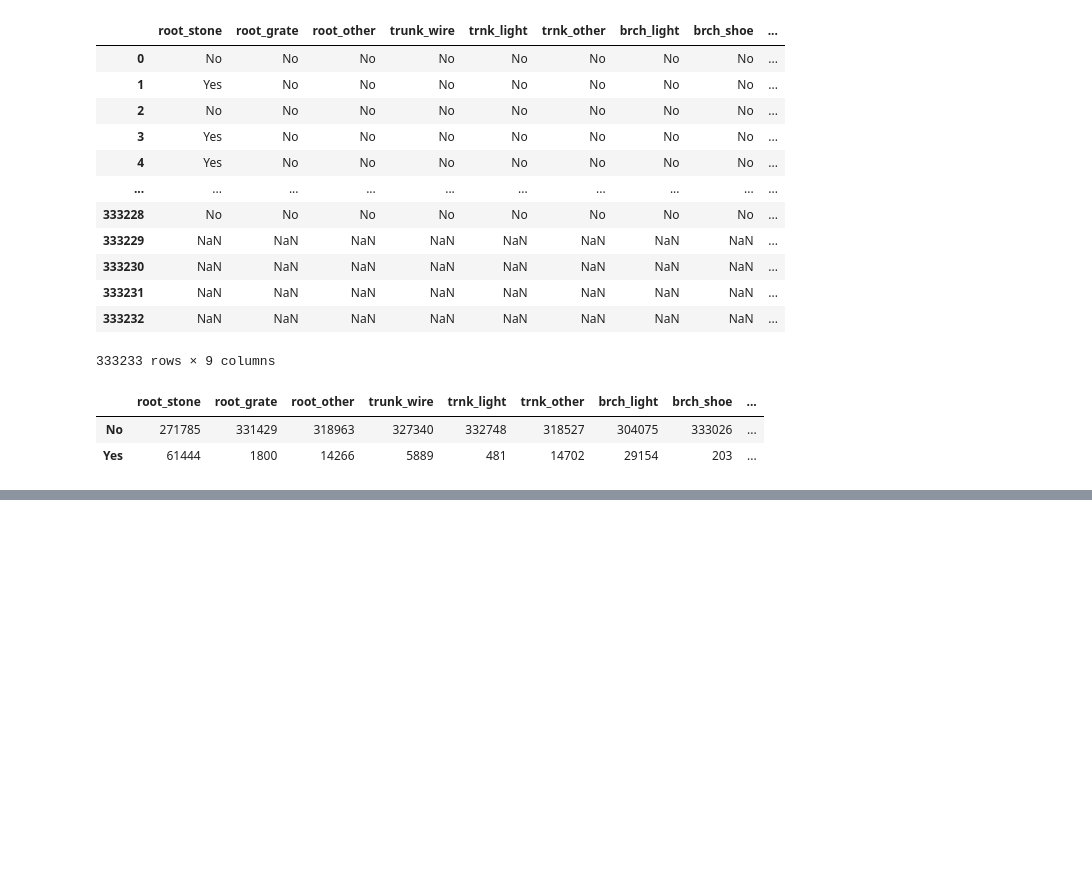
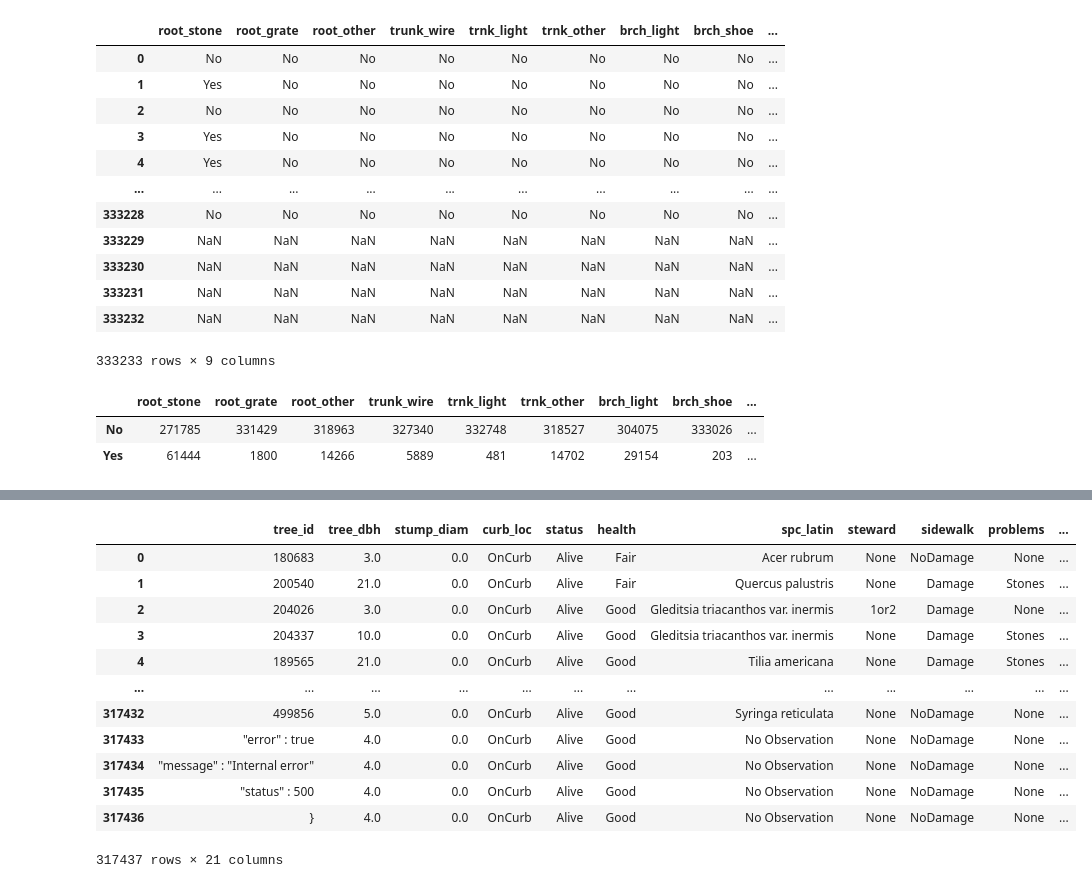
Before and after one commit to AiJared/Data-Exploration-And-Cleaning, a Jupyter notebook: Data Exploration and Cleaning.ipynb, the cells around one changed output, grey strips where cells are left out. Cells and saved outputs as stored; diff of their text form; code cells hidden in the pictures; blank space fills up the shorter version.

```diff
--- a/Data Exploration and Cleaning.ipynb
+++ b/Data Exploration and Cleaning.ipynb
@@ -360,0 +416,6 @@ dtype: int64
+# %%
+tree_census_subset_alive = tree_census_subset[tree_census_subset["status"] == "Alive"]
+tree_census_subset_dead_or_stump = tree_census_subset[(tree_census_subset["status"] == "Dead") | (tree_census_subset["status"] == "Stump")]
+# %%
+stats_alive = tree_census_subset_alive.groupby("spc_latin")["tree_dbh"].describe().reset_index()[["spc_latin", "25%", "75%"]]
+stats_alive
@@ -360,0 +436,16 @@ dtype: int64
+# %%
+tree_census_subset_alive.merge(stats_alive, on="spc_latin", how="left")
+# %% [output]
+|  | tree_id | tree_dbh | stump_diam | curb_loc | status | health | spc_latin | steward | sidewalk | problems | ... |
+| 0 | 180683 | 3.0 | 0.0 | OnCurb | Alive | Fair | Acer rubrum | None | NoDamage | None | ... |
+| 1 | 200540 | 21.0 | 0.0 | OnCurb | Alive | Fair | Quercus palustris | None | Damage | Stones | ... |
+| 2 | 204026 | 3.0 | 0.0 | OnCurb | Alive | Good | Gleditsia triacanthos var. inermis | 1or2 | Damage | None | ... |
+| 3 | 204337 | 10.0 | 0.0 | OnCurb | Alive | Good | Gleditsia triacanthos var. inermis | None | Damage | Stones | ... |
+| 4 | 189565 | 21.0 | 0.0 | OnCurb | Alive | Good | Tilia americana | None | Damage | Stones | ... |
+| ... | ... | ... | ... | ... | ... | ... | ... | ... | ... | ... | ... |
+| 317432 | 499856 | 5.0 | 0.0 | OnCurb | Alive | Good | Syringa reticulata | None | NoDamage | None | ... |
+| 317433 | "error" : true | 4.0 | 0.0 | OnCurb | Alive | Good | No Observation | None | NoDamage | None | ... |
+| 317434 | "message" : "Internal error" | 4.0 | 0.0 | OnCurb | Alive | Good | No Observation | None | NoDamage | None | ... |
+| 317435 | "status" : 500 | 4.0 | 0.0 | OnCurb | Alive | Good | No Observation | None | NoDamage | None | ... |
+| 317436 | } | 4.0 | 0.0 | OnCurb | Alive | Good | No Observation | None | NoDamage | None | ... |
+317437 rows × 21 columns
```
Also changed, not shown: parts of 40 cells of this notebook, 1 other file.
